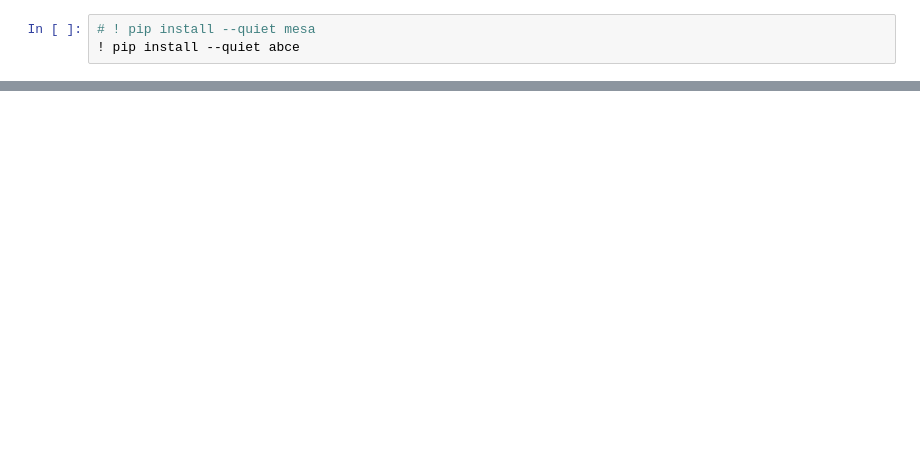
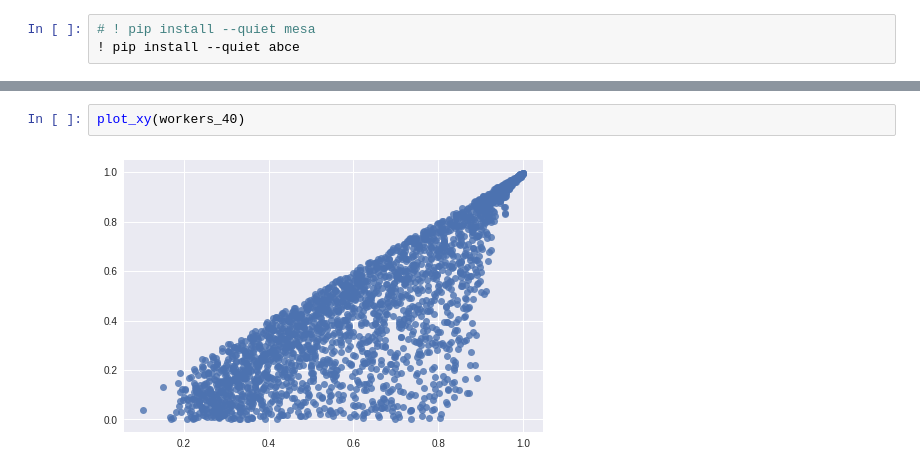
Before and after one commit to nandanrao/perceived-bargaining, a Jupyter notebook: Untitled.ipynb, the cells around one changed output, grey strips where cells are left out. Cells and saved outputs as stored; diff of their text form; blank space fills up the shorter version.

```diff
--- a/Untitled.ipynb
+++ b/Untitled.ipynb
@@ -139,0 +126,4 @@ sns.regplot(x = X, y = y, fit_reg=False)
+# %%
+plot_xy(workers_40)
+# %% [output]
+[figure, added]
```
Also changed, not shown: parts of 9 cells of this notebook, 19 other files.
